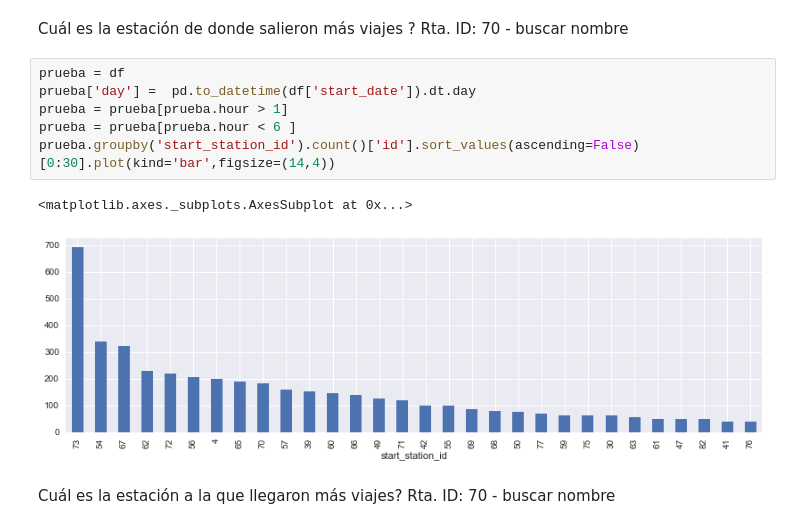
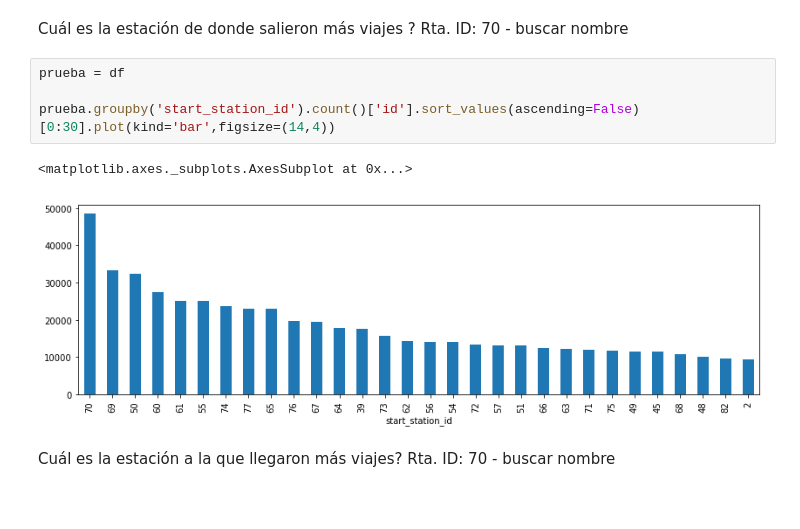
Before and after one commit to Gnahue/sanFranciscoBiclas, a Jupyter notebook: Analisis Exploratorio/TrafficStationAnalisys.ipynb, the cells around one changed output. Drawn from its saved outputs; the diff is of its cells as text; blank space fills up the shorter version.

```diff
--- a/Analisis Exploratorio/TrafficStationAnalisys.ipynb
+++ b/Analisis Exploratorio/TrafficStationAnalisys.ipynb
@@ -32,13 +32,11 @@ df.head(3)
 Cuál es la estación de donde salieron más viajes ? Rta. ID: 70 - buscar nombre
 # %%
 prueba = df
-prueba['day'] =  pd.to_datetime(df['start_date']).dt.day
-prueba = prueba[prueba.hour > 1]
-prueba = prueba[prueba.hour < 6 ]
+
 prueba.groupby('start_station_id').count()['id'].sort_values(ascending=False)[0:30].plot(kind='bar',figsize=(14,4))
 # %% [output]
 <matplotlib.axes._subplots.AxesSubplot at 0x...>
-[figure, old version]
+[figure, new version]
 # %% [markdown]
 Cuál es la estación a la que llegaron más viajes? Rta. ID: 70 - buscar nombre
 # %%
```
Also changed, not shown: parts of 5 cells of this notebook.
